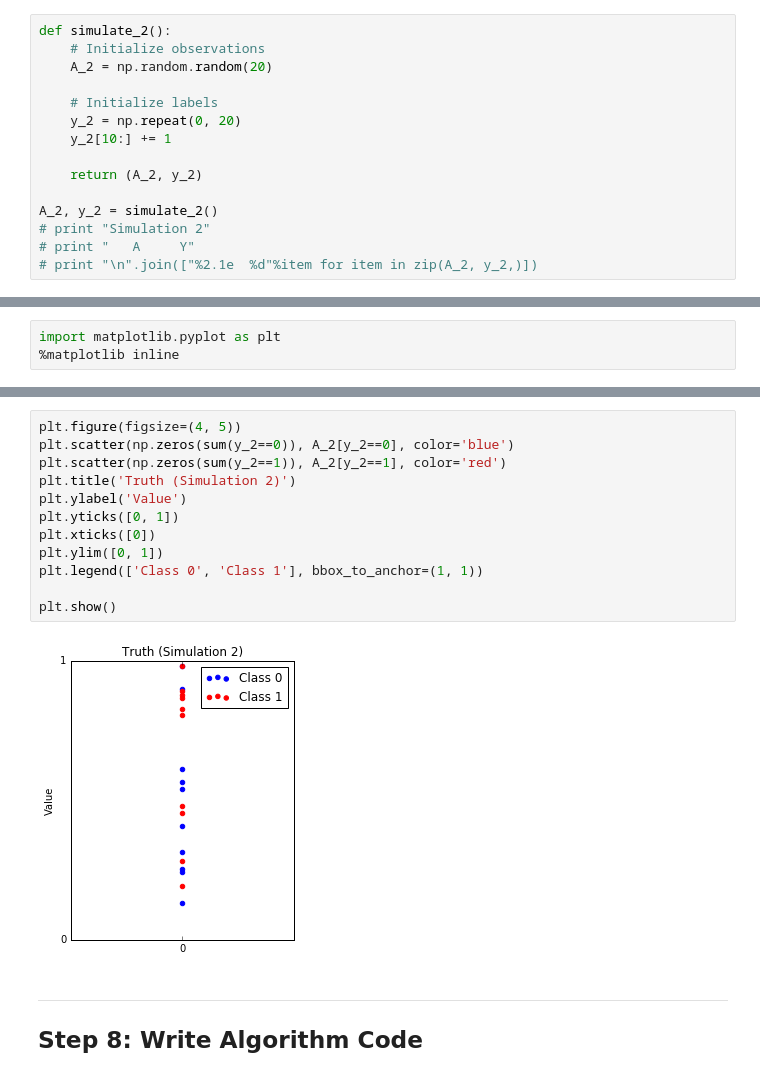
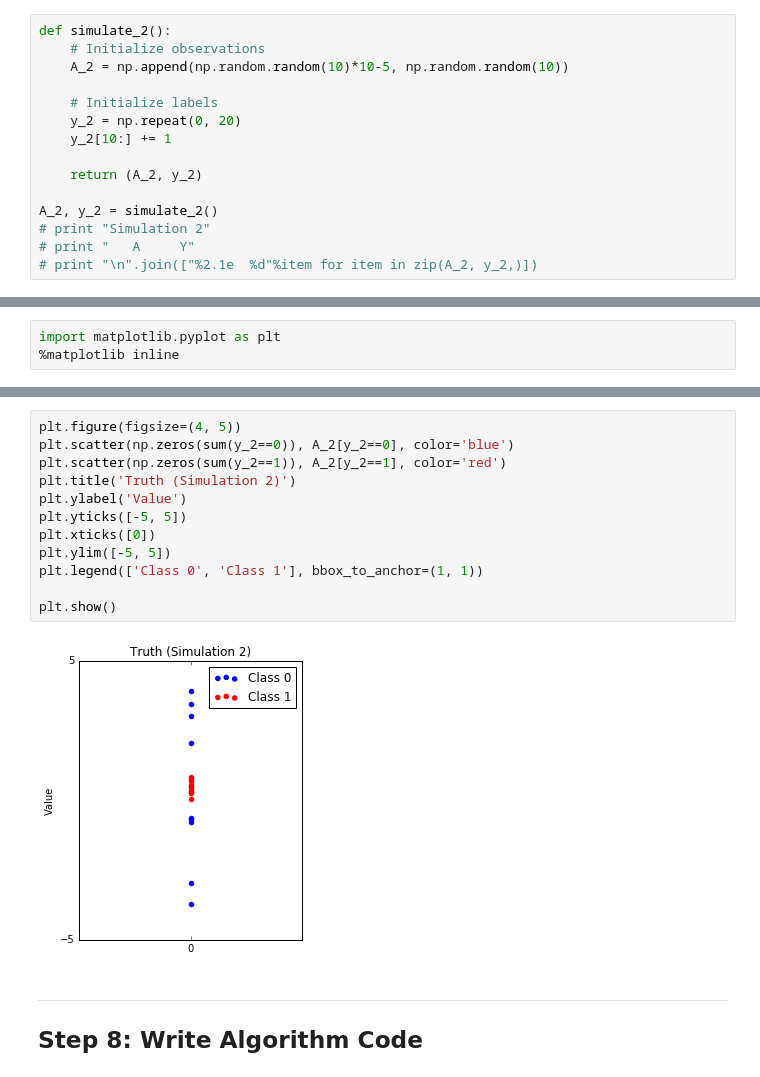
Before and after one commit to neurodata/checklists, a Jupyter notebook: Tutorials/Python/code_example.ipynb, the cells around one changed output, grey strips where cells are left out. Drawn from its saved outputs; the diff is of its cells as text.

```diff
--- a/Tutorials/Python/code_example.ipynb
+++ b/Tutorials/Python/code_example.ipynb
@@ -66,7 +49,7 @@ A_1, y_1 = simulate_1()
 # %%
 def simulate_2():
     # Initialize observations
-    A_2 = np.random.random(20)
+    A_2 = np.append(np.random.random(10)*10-5, np.random.random(10))
 
     # Initialize labels
     y_2 = np.repeat(0, 20)
@@ -101,17 +84,17 @@ plt.show()
 # %%
 plt.figure(figsize=(4, 5))
 plt.scatter(np.zeros(sum(y_2==0)), A_2[y_2==0], color='blue')
 plt.scatter(np.zeros(sum(y_2==1)), A_2[y_2==1], color='red')
 plt.title('Truth (Simulation 2)')
 plt.ylabel('Value')
-plt.yticks([0, 1])
+plt.yticks([-5, 5])
 plt.xticks([0])
-plt.ylim([0, 1])
+plt.ylim([-5, 5])
 plt.legend(['Class 0', 'Class 1'], bbox_to_anchor=(1, 1))
 
 plt.show()
 # %% [output]
-[figure, old version]
+[figure, new version]
 # %% [markdown]
 ---------
 ## Step 8: Write Algorithm Code
```
Also changed, not shown: parts of 9 cells of this notebook.
